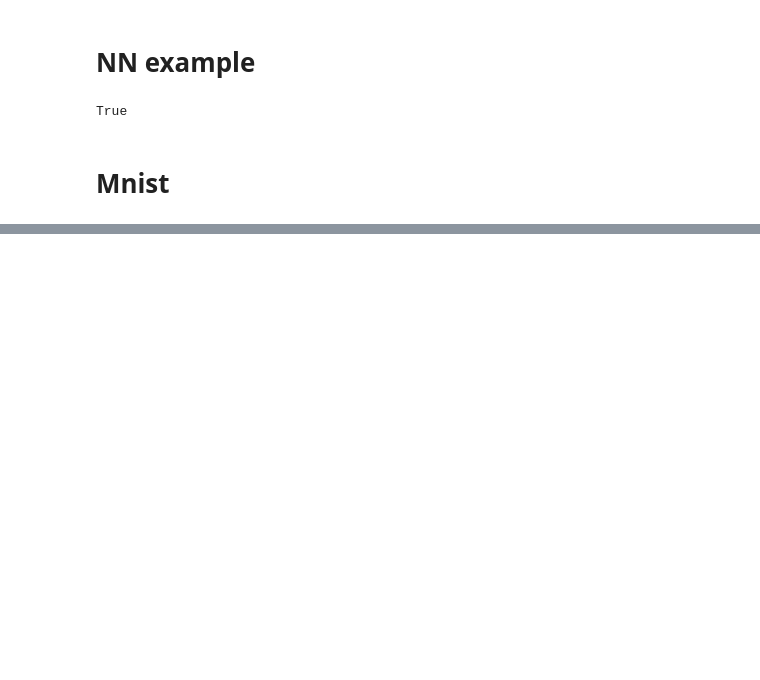
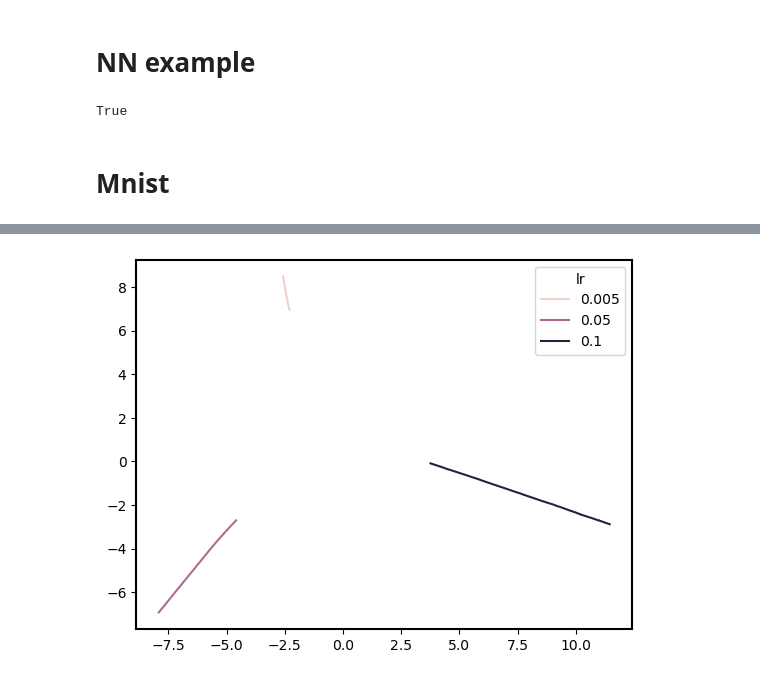
Before and after one commit to grach0v/optimization_large_lr, a Jupyter notebook: experiments/main.ipynb, the cells around one changed output, grey strips where cells are left out. Cells and saved outputs as stored; diff of their text form; code cells hidden in the pictures; blank space fills up the shorter version.

```diff
--- a/experiments/main.ipynb
+++ b/experiments/main.ipynb
@@ -534,0 +573,14 @@ plt.show()
+# %%
+params_hist_df = []
+for lr, params in params_hist.items():
+    params_hist_df.append(
+        pd.DataFrame(
+            data=params,
+            columns=[f'param_{i + 1}' for i in range(len(params[0]))]
+        ).assign(lr=lr)
+    )
+
+params_hist_df = pd.concat(params_hist_df)
+# %%
+params_hist_df.reset_index(inplace=True)
+params_hist_df.rename(columns={'index': 'step'}, inplace=True)
@@ -534,0 +593,3 @@ plt.show()
+# %%
+pca = PCA(n_components=2)
+X = pca.fit_transform(params_hist_df.drop(['lr', 'step'], axis=1))
@@ -534,0 +608,5 @@ plt.show()
+# %%
+sns.lineplot(x=X[:, 0], y=X[:, 1], hue=params_hist_df['lr'])
+plt.show()
+# %% [output]
+[figure, added]
```
Also changed, not shown: parts of 29 cells of this notebook.
